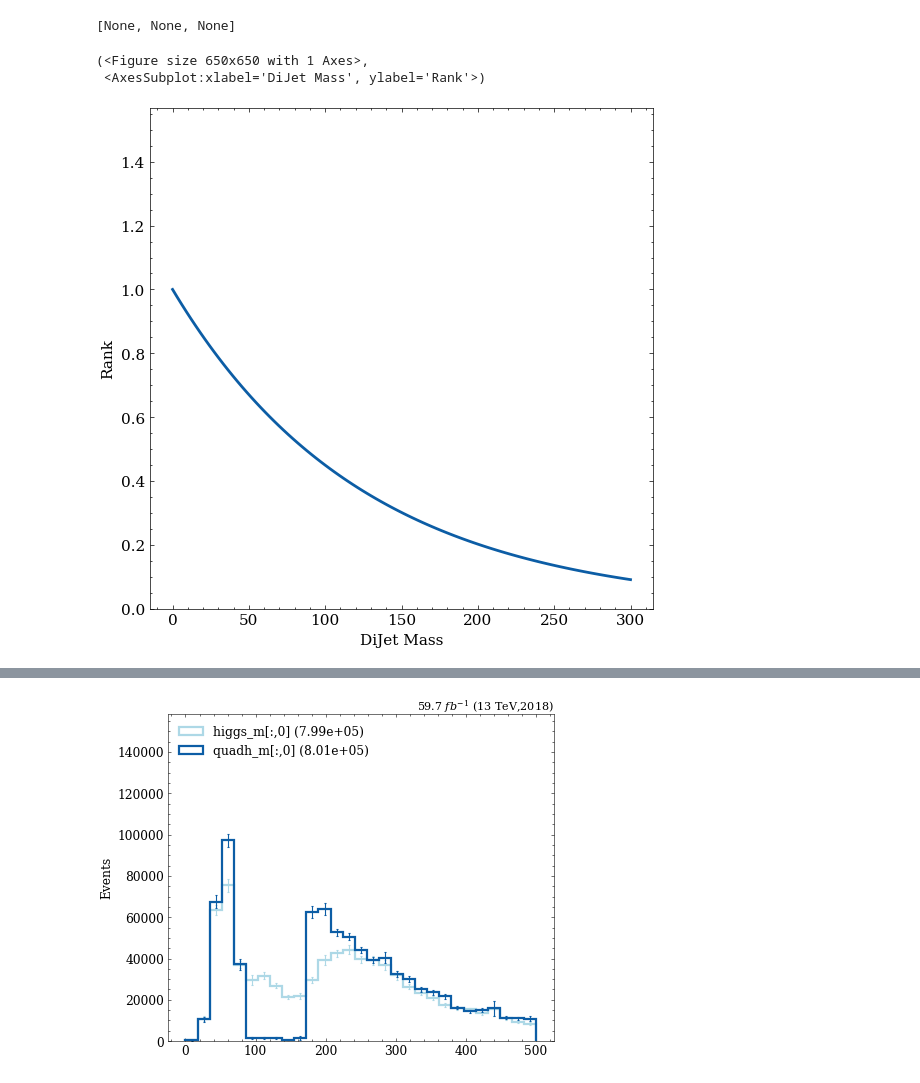
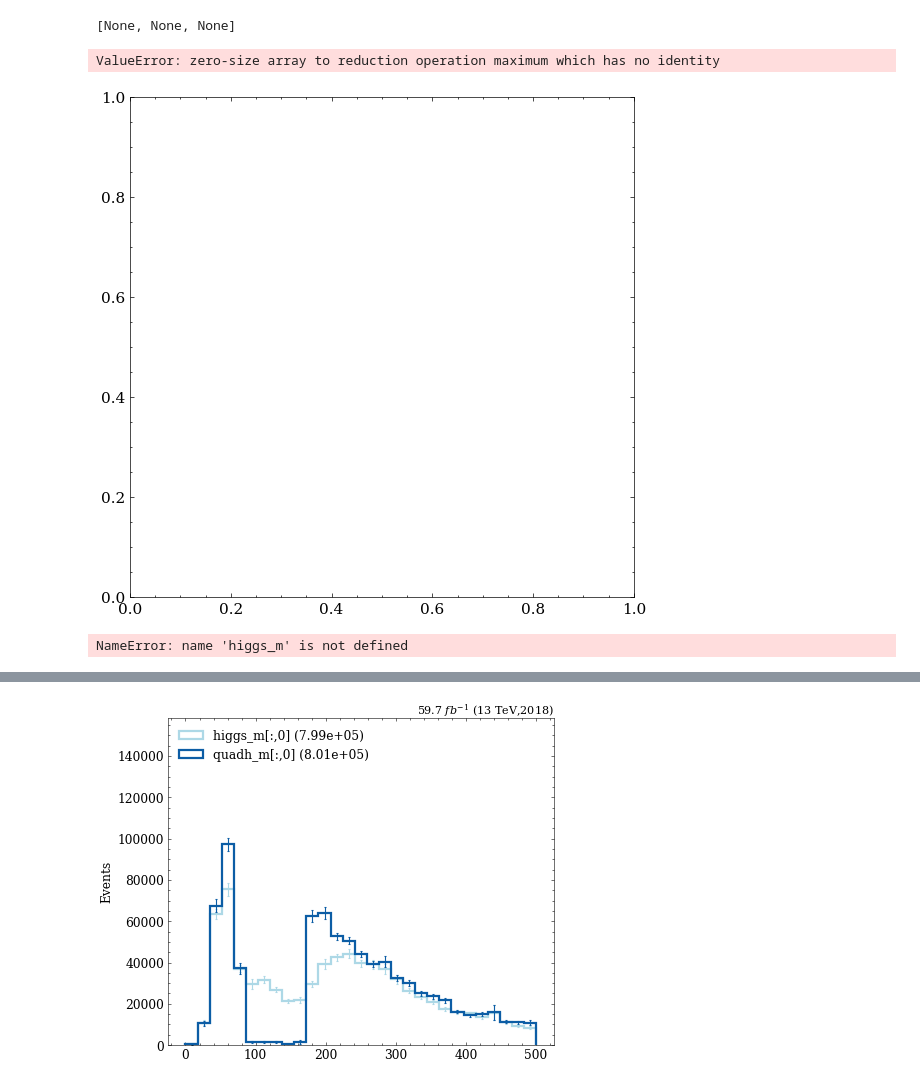
Before and after one commit to ekoenig4/analysis, a Jupyter notebook: jupyter/eightb/weaver/bkg_rank_dm_cut.ipynb, the cells around one changed output, grey strips where cells are left out. Drawn from its saved outputs; the diff is of its cells as text; code cells hidden in the pictures.

```diff
--- a/jupyter/eightb/weaver/bkg_rank_dm_cut.ipynb
+++ b/jupyter/eightb/weaver/bkg_rank_dm_cut.ipynb
@@ -46,9 +72,15 @@ signal.apply(lambda t : t.extend(quadh_m=t.higgs_m))
 # %%
 def rank_higgs_m(higgs_m):
     # outside higgs mass
+
+    x = np.abs(higgs_m-125)/100
+    x = np.sqrt(np.sum(x**2,axis=1))
+    return 1.0*(x > 1)
+
     # return np.abs(higgs_m - 125) > 50
     # return np.abs(higgs_m - 125) > 25
     # return 1-np.exp( - ( (higgs_m - 125)/25 )**2 )
+    # return 1-np.exp( - ( (higgs_m - 125)/50 )**2 )
     # return 1-np.exp( - ( (higgs_m - 125)/125 )**2 )
 
     #centered around
@@ -57,15 +89,6 @@ def rank_higgs_m(higgs_m):
     # exponential decay
     # return np.exp( -(higgs_m/10) )
     # return np.exp( -(higgs_m/60) )
-    return np.exp( -(higgs_m/125) )
+    # return np.exp( -(higgs_m/125) )
     # return np.exp( -(higgs_m/250) )
     # return np.exp( -(higgs_m/500) )
-
-x = np.linspace(0,300,100)
-r = rank_higgs_m(x)
-
-graph_array(x, r, xlabel='DiJet Mass', ylabel='Rank')
-# %% [output]
-(<Figure size 650x650 with 1 Axes>,
- <AxesSubplot:xlabel='DiJet Mass', ylabel='Rank'>)
-[figure, removed]
@@ -72 +100,25 @@ graph_array(x, r, xlabel='DiJet Mass', ylabel='Rank')
+# %%
+def rank_higgs_m(higgs_m):
+    # asym
+    # h1, h2 = ak.unzip(ak.combinations(higgs_m, n=2, axis=1))
+    # asym = (h1-h2)/(h1+h2)
+    # asym = np.sqrt(ak.sum(asym**2, axis=1))
+    # return asym
+
+    # higgs_dm2 = (higgs_m-125)**2
+    # return np.sqrt(ak.sum(higgs_dm2,axis=1)) > 30
+    higgs_dm2 = ( (higgs_m-125)/50 )**2
+    return 1 - np.exp( -ak.sum(higgs_dm2,axis=1) )
+    # return np.exp( -ak.sum(higgs_dm2,axis=1) )
+# %%
+x = 125 + 100*(ak.from_numpy(np.random.random(size=(1000,4,105)))-0.5)
+y = rank_higgs_m(x)
+hist2d_multi([ak.mean(x,axis=1)],[y],scatter=True, y_bins=np.linspace(0,2,3))
+# %% [output]
+ValueError: zero-size array to reduction operation maximum which has no identity
+[figure, added]
+# %%
+np.exp( - ( (higgs_m - 125)/50 )**2 )
+# %% [output]
+NameError: name 'higgs_m' is not defined
 # %%
```
Also changed, not shown: parts of 15 cells of this notebook, 21 other files.
